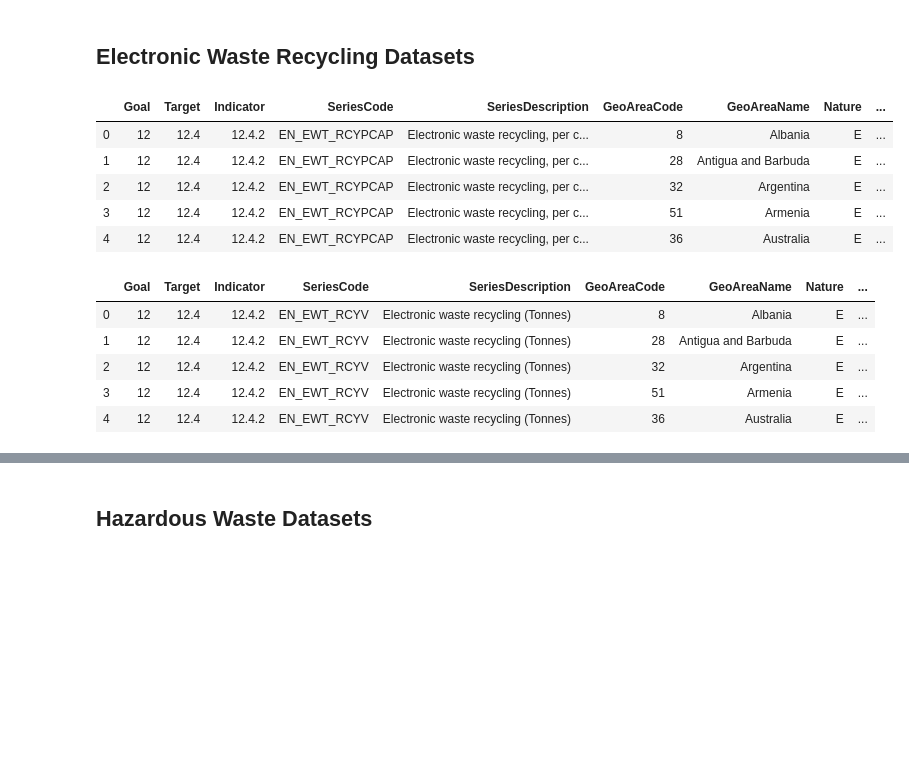
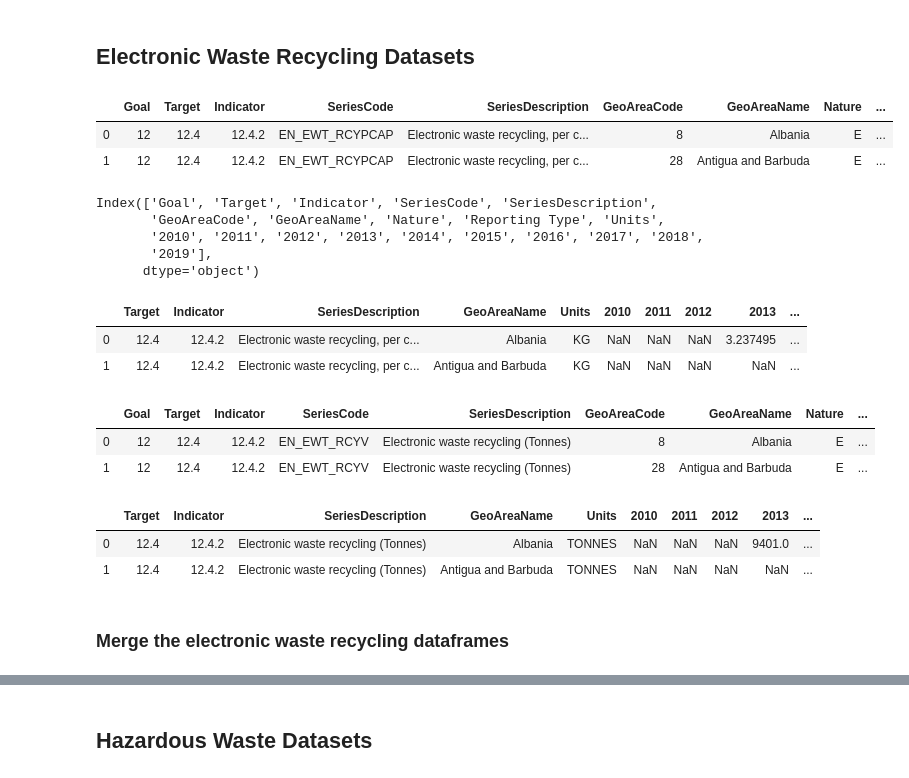
Before and after one commit to mvongjesda/UN_Sustainable_Development_Goals_Sustainability, a Jupyter notebook: resources/Sustainability_Analysis.ipynb, the cells around one changed output, grey strips where cells are left out. Cells and saved outputs as stored; diff of their text form; code cells hidden in the pictures; blank space fills up the shorter version.

```diff
--- a/resources/Sustainability_Analysis.ipynb
+++ b/resources/Sustainability_Analysis.ipynb
@@ -68,24 +108,50 @@ e_waste_total.head()
 # %% [markdown]
 ## Electronic Waste Recycling Datasets
 # %%
-# 3rd CSV
+# 3rd xlsx: electronic waste recycling, per capita (kg)
+# Goal 12, Target 12.4, Indicator 12.4.2
 e_recycling_pc = pd.read_excel('data/EN_EWT_RCYPCAP.xlsx')
-e_recycling_pc.head()
+e_recycling_pc.head(2)
 # %% [output]
 |  | Goal | Target | Indicator | SeriesCode | SeriesDescription | GeoAreaCode | GeoAreaName | Nature | ... |
 | 0 | 12 | 12.4 | 12.4.2 | EN_EWT_RCYPCAP | Electronic waste recycling, per c... | 8 | Albania | E | ... |
 | 1 | 12 | 12.4 | 12.4.2 | EN_EWT_RCYPCAP | Electronic waste recycling, per c... | 28 | Antigua and Barbuda | E | ... |
-| 2 | 12 | 12.4 | 12.4.2 | EN_EWT_RCYPCAP | Electronic waste recycling, per c... | 32 | Argentina | E | ... |
-| 3 | 12 | 12.4 | 12.4.2 | EN_EWT_RCYPCAP | Electronic waste recycling, per c... | 51 | Armenia | E | ... |
-| 4 | 12 | 12.4 | 12.4.2 | EN_EWT_RCYPCAP | Electronic waste recycling, per c... | 36 | Australia | E | ... |
+# %%
+e_recycling_pc.columns
+# %% [output]
+Index(['Goal', 'Target', 'Indicator', 'SeriesCode', 'SeriesDescription',
+       'GeoAreaCode', 'GeoAreaName', 'Nature', 'Reporting Type', 'Units',
+       '2010', '2011', '2012', '2013', '2014', '2015', '2016', '2017', '2018',
+       '2019'],
+      dtype='object')
+# %%
+# Only keep necessary columns
+e_recycling_pc = e_recycling_pc[['Target', 'Indicator', 'SeriesDescription', 'GeoAreaName', 'Units',
+       '2010', '2011', '2012', '2013', '2014', '2015', '2016', '2017', '2018',
+       '2019']]
+e_recycling_pc.head(2)
+# %% [output]
+|  | Target | Indicator | SeriesDescription | GeoAreaName | Units | 2010 | 2011 | 2012 | 2013 | ... |
+| 0 | 12.4 | 12.4.2 | Electronic waste recycling, per c... | Albania | KG | NaN | NaN | NaN | 3.237495 | ... |
+| 1 | 12.4 | 12.4.2 | Electronic waste recycling, per c... | Antigua and Barbuda | KG | NaN | NaN | NaN | NaN | ... |
 # %%
-# 4th CSV
+# 4th xlsx: electronic waste recycling, in metric tonnes
+# Goal 12, Target 12.4, Indicator 12.4.2
 e_recycling_total = pd.read_excel('data/EN_EWT_RCYV.xlsx')
-e_recycling_total.head()
+e_recycling_total.head(2)
 # %% [output]
 |  | Goal | Target | Indicator | SeriesCode | SeriesDescription | GeoAreaCode | GeoAreaName | Nature | ... |
 | 0 | 12 | 12.4 | 12.4.2 | EN_EWT_RCYV | Electronic waste recycling (Tonnes) | 8 | Albania | E | ... |
 | 1 | 12 | 12.4 | 12.4.2 | EN_EWT_RCYV | Electronic waste recycling (Tonnes) | 28 | Antigua and Barbuda | E | ... |
-| 2 | 12 | 12.4 | 12.4.2 | EN_EWT_RCYV | Electronic waste recycling (Tonnes) | 32 | Argentina | E | ... |
-| 3 | 12 | 12.4 | 12.4.2 | EN_EWT_RCYV | Electronic waste recycling (Tonnes) | 51 | Armenia | E | ... |
-| 4 | 12 | 12.4 | 12.4.2 | EN_EWT_RCYV | Electronic waste recycling (Tonnes) | 36 | Australia | E | ... |
+# %%
+# Only keep necessary columns
+e_recycling_total = e_recycling_total[['Target', 'Indicator', 'SeriesDescription', 'GeoAreaName', 'Units',
+       '2010', '2011', '2012', '2013', '2014', '2015', '2016', '2017', '2018',
+       '2019']]
+e_recycling_total.head(2)
+# %% [output]
+|  | Target | Indicator | SeriesDescription | GeoAreaName | Units | 2010 | 2011 | 2012 | 2013 | ... |
+| 0 | 12.4 | 12.4.2 | Electronic waste recycling (Tonnes) | Albania | TONNES | NaN | NaN | NaN | 9401.0 | ... |
+| 1 | 12.4 | 12.4.2 | Electronic waste recycling (Tonnes) | Antigua and Barbuda | TONNES | NaN | NaN | NaN | NaN | ... |
+# %% [markdown]
+### Merge the electronic waste recycling dataframes
```
Also changed, not shown: parts of 14 cells of this notebook.
